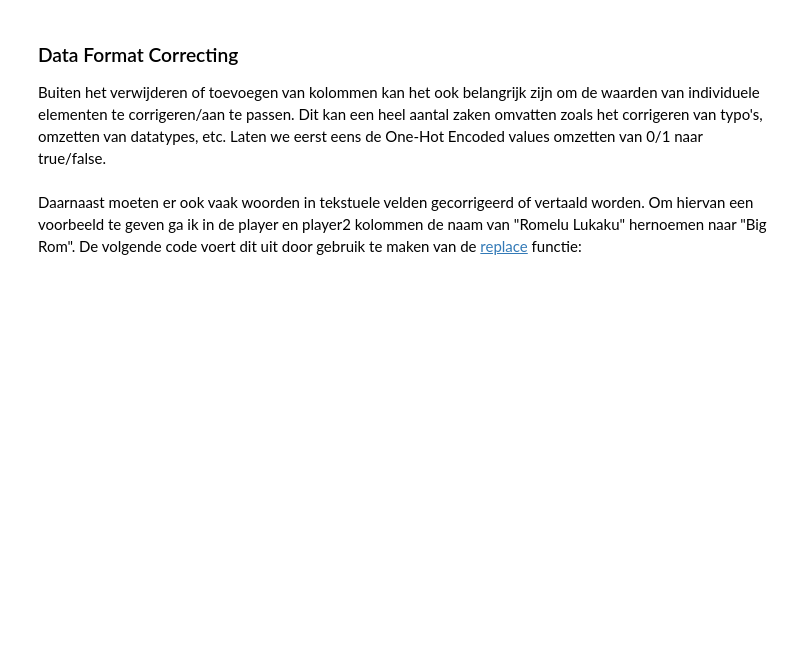
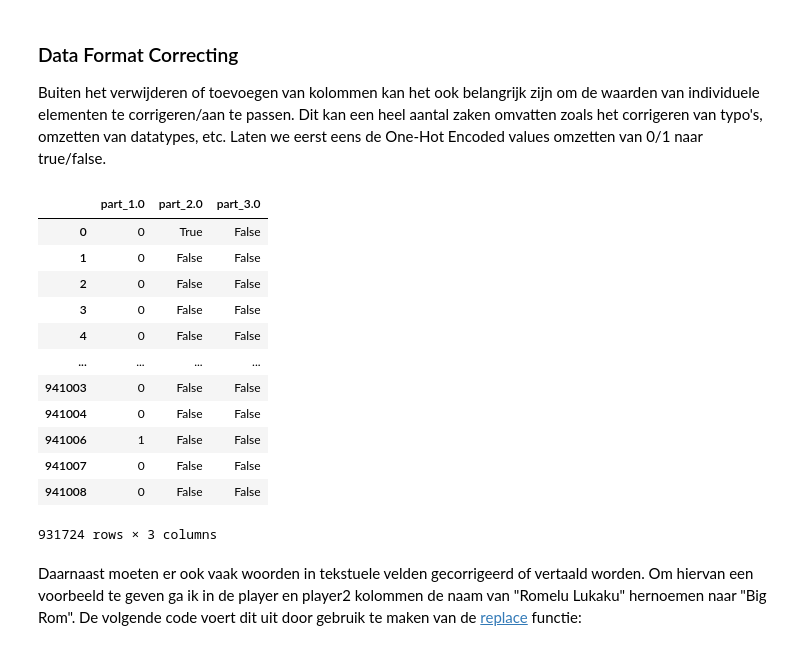
Before and after one commit to OdiseeDataScience2122/Leerstof_2122, a Jupyter notebook: 08_DataCleaning/Data Cleaning.ipynb, the cells around one changed output. Saved outputs shown, nothing was run; the diff lists cells and outputs as text; code cells hidden in the pictures; blank space fills up the shorter version.

```diff
--- a/08_DataCleaning/Data Cleaning.ipynb
+++ b/08_DataCleaning/Data Cleaning.ipynb
@@ -262,3 +284,28 @@ Dit gaan we in meer detail bekijken bij classificatie/clustering.
 
 Om dit op te lossen kunnen gebruik maken van one-hot encoding.
 In pandas kan dat door gebruik te maken van de functie pd.get_dummies()
+# %%
+# categorieke data (klassen) om te zetten naar numerieke waarden
+# ordinal encoding klasse 1 tot N in 1 kolom
+# one hot encoding 1 klasse per kolom met true/false waarden
+df_events_copy_reduced
+# bodypart omzetten naar one-hot encoding
+# pandas
+one_hot = pd.get_dummies(df_events_copy_reduced.bodypart, prefix="part", dtype=bool)
+
+# sklearn
+from sklearn.preprocessing import OneHotEncoder
+enc = OneHotEncoder()
+encoded = enc.fit_transform(df_events_copy_reduced.bodypart.values.reshape(-1, 1))
+
+# test ordinal encoding - sklearn
+df_events_copy_reduced.event_team
+from sklearn.preprocessing import OrdinalEncoder # werkt beter met meerdere kolommen
+enc = OrdinalEncoder()
+enc.fit_transform(df_events_copy_reduced.event_team.values.reshape(-1,1))
+
+# of met label encoder (werkt beter als je werkt met 1 kolom)
+# vooral bedoeld voor labels/targets
+from sklearn.preprocessing import LabelEncoder
+enc = LabelEncoder()
+enc.fit_transform(df_events_copy_reduced.event_team)
@@ -268,6 +317,24 @@ In pandas kan dat door gebruik te maken van de functie pd.get_dummies()
 Buiten het verwijderen of toevoegen van kolommen kan het ook belangrijk zijn om de waarden van individuele elementen te corrigeren/aan te passen.
 Dit kan een heel aantal zaken omvatten zoals het corrigeren van typo's, omzetten van datatypes, etc.
 Laten we eerst eens de One-Hot Encoded values omzetten van 0/1 naar true/false.
+# %%
+# changing datatype of column or df
+one_hot["part_1.0"] = one_hot["part_1.0"].astype("int")
+one_hot
+# %% [output]
+|  | part_1.0 | part_2.0 | part_3.0 |
+| 0 | 0 | True | False |
+| 1 | 0 | False | False |
+| 2 | 0 | False | False |
+| 3 | 0 | False | False |
+| 4 | 0 | False | False |
+| ... | ... | ... | ... |
+| 941003 | 0 | False | False |
+| 941004 | 0 | False | False |
+| 941006 | 1 | False | False |
+| 941007 | 0 | False | False |
+| 941008 | 0 | False | False |
+931724 rows × 3 columns
 # %% [markdown]
 Daarnaast moeten er ook vaak woorden in tekstuele velden gecorrigeerd of vertaald worden.
 Om hiervan een voorbeeld te geven ga ik in de player en player2 kolommen de naam van "Romelu Lukaku" hernoemen naar "Big Rom".
```
Also changed, not shown: parts of 6 cells of this notebook.
